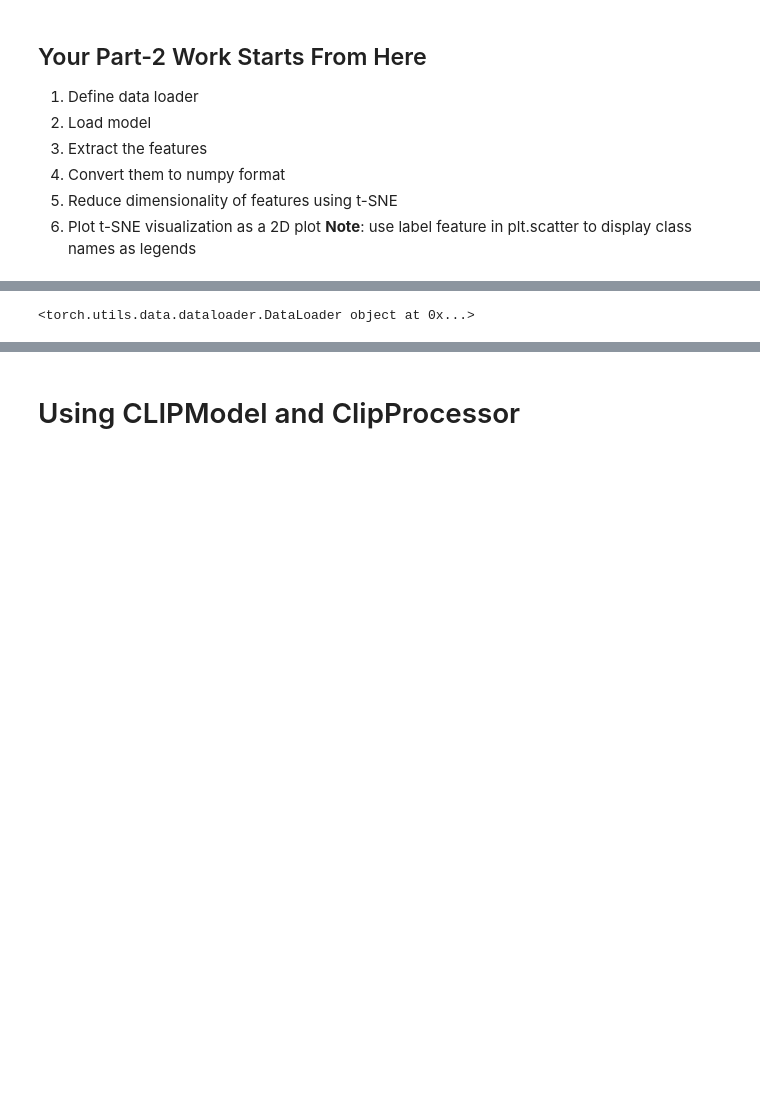
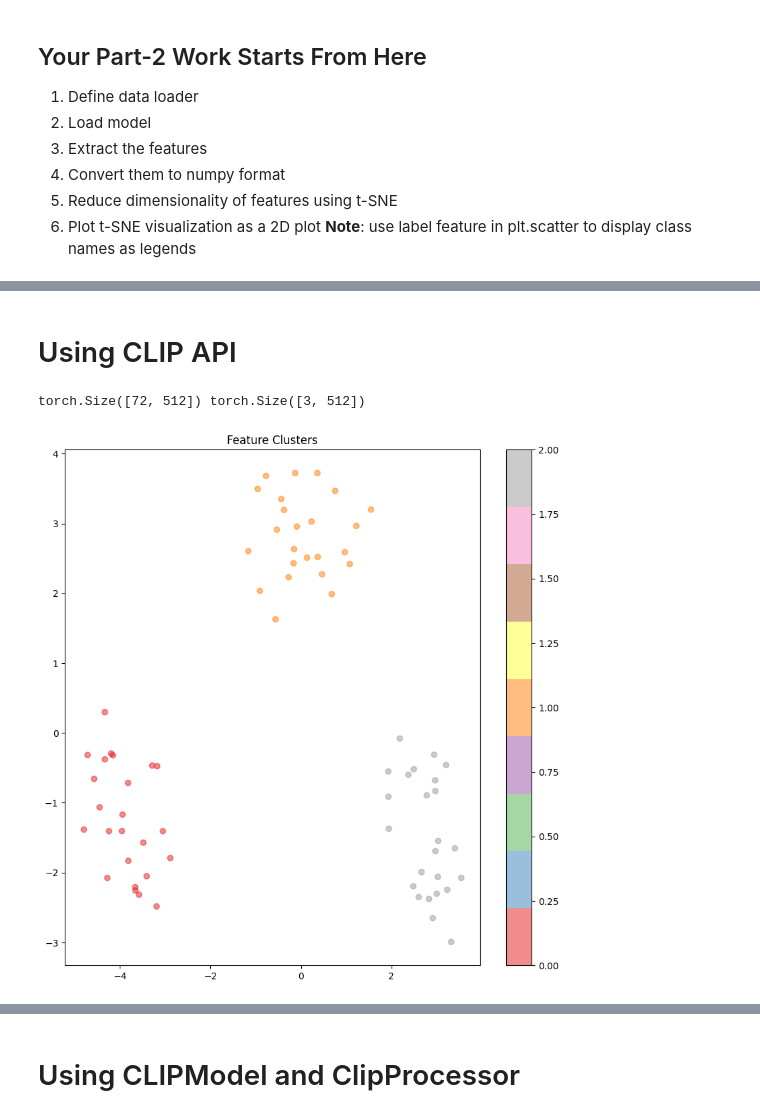
Before and after one commit to podowd001/CE5012_Assignment3, a Jupyter notebook: 8273375_CE5012_Assignment3.ipynb, the cells around one changed output, grey strips where cells are left out. Cells and saved outputs as stored; diff of their text form; code cells hidden in the pictures; blank space fills up the shorter version.

Commit message:
Add files via upload
Tidied up code to use data sets instead of indovidual image. Also used the hugging face API methods

```diff
--- a/8273375_CE5012_Assignment3.ipynb
+++ b/8273375_CE5012_Assignment3.ipynb
@@ -281,7 +259,48 @@ test_dataloader = torch.utils.data.DataLoader(dataset=images)
-# %%
-print(test_dataloader)
-# %% [output]
-<torch.utils.data.dataloader.DataLoader object at 0x...>
+# %%
+image_dataset = torchvision.datasets.ImageFolder(root='Content/CE5012_Assignment_Dataset/101_ObjectCategories_mini/',transform=transform)
+data_loader = torch.utils.data.DataLoader(image_dataset,
+                                          batch_size=72,shuffle=False)
+# %%
+def plot_featureSpace(X,labels,Title):
+    plt.figure(figsize=(10, 10))
+    scatter = plt.scatter(X[:, 0], X[:, 1], c=labels,label=class_names,
+                      cmap='Set1',alpha=0.5)
+    plt.colorbar(scatter)
+    plt.title(Title)
+
+    plt.show()
+
+    return
+# %% [markdown]
+# Using CLIP API
+# %%
+
+text_inputs = torch.cat([clip.tokenize(f"a photo of a {c}") for c in class_names]).to(device)
+model, preprocess = clip.load('ViT-B/32', device)
+for i, data in enumerate(data_loader, 0):
+        # basic training loop
+        inputs, labels = data
+        image_features = model.encode_image(inputs.to(device))
+        text_features = model.encode_text(text_inputs.to(device))
+        print(image_features.shape,text_features.shape)
+
+
+labels = labels.to("cpu").numpy()
+feature_space=image_features.detach().to("cpu").numpy()
+
+
+# Function to plot the feature clusters
+
+
+
+tsne = TSNE(n_components=2, init="random", learning_rate="auto",
+            random_state=42)
+
+feature_tsne = tsne.fit_transform(feature_space)
+plot_featureSpace(feature_tsne,labels,"Feature Clusters",)
+# %% [output]
+torch.Size([72, 512]) torch.Size([3, 512])
+[figure, added]
 # %%
 !pip install torchinfo
 # %% [output]
```
Also changed, not shown: parts of 18 cells of this notebook.
